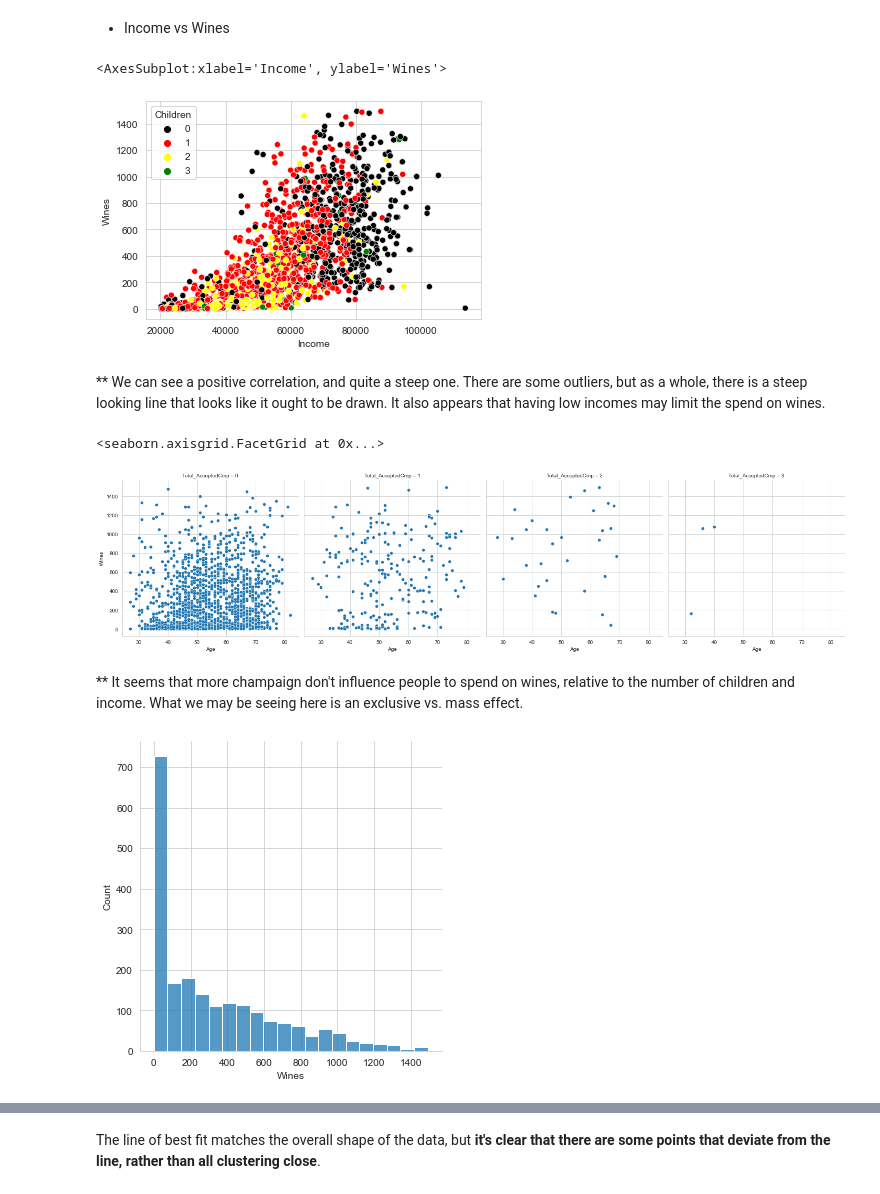
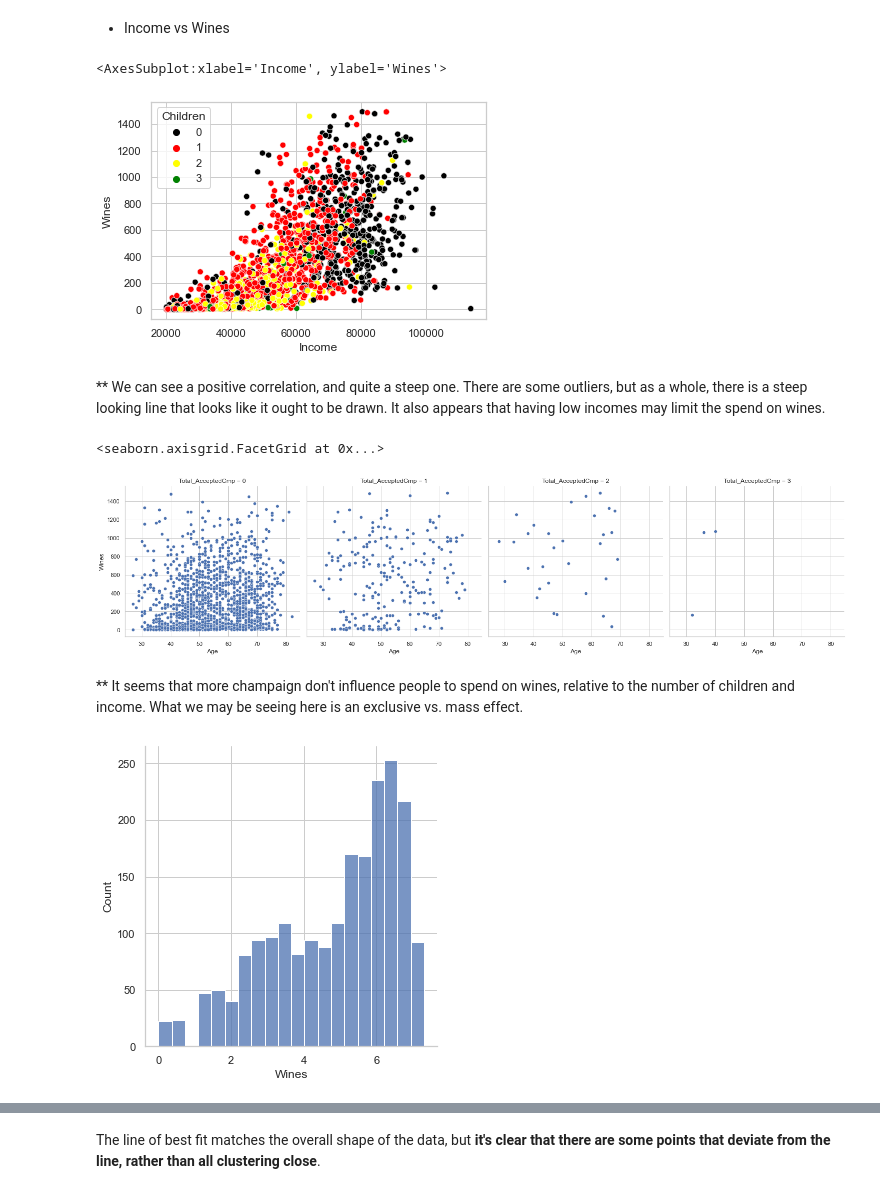
Before and after one commit to livia360/Capstone_project, a Jupyter notebook: 02_Exploratory_Data_Analysis.ipynb, the cells around one changed output, grey strips where cells are left out. Saved outputs shown, nothing was run; the diff lists cells and outputs as text; code cells hidden in the pictures.

```diff
--- a/02_Exploratory_Data_Analysis.ipynb
+++ b/02_Exploratory_Data_Analysis.ipynb
@@ -57,0 +62,7 @@ Index(['Income', 'Wines', 'Fruits', 'Meat', 'Fish', 'Sweets', 'Gold',
+# %%
+sns.set()
+plt.subplots(figsize=(14, 9))
+sns.boxplot(x='Age_group', y='Expense', hue='Shopping_list', data=spend)
+plt.xticks(rotation='vertical')
+plt.ylabel('Expense ($)')
+plt.xlabel('Age group');
@@ -119,7 +209,7 @@ hue_color = {0: 'black', 1:'red', 2:'yellow', 3:'green'}
 sns.scatterplot(x='Income', y='Wines', data=df, hue='Children', palette=hue_color)
 # %% [output]
 <AxesSubplot:xlabel='Income', ylabel='Wines'>
-[figure, old version]
+[figure, new version]
 # %% [markdown]
 ** We can see a positive correlation, and quite a steep one. There are some outliers, but as a whole, there is a steep looking line that looks like it ought to be drawn.
 It also appears that having low incomes may limit the spend on wines.
@@ -127,14 +217,14 @@ It also appears that having low incomes may limit the spend on wines.
 sns.relplot(x='Age', y='Wines', data=df, kind='scatter', col='Total_AcceptedCmp')
 # %% [output]
 <seaborn.axisgrid.FacetGrid at 0x...>
-[figure, old version]
+[figure, new version]
 # %% [markdown]
 ** It seems that more champaign don't influence people to spend on wines, relative to the number of children and income. What we may be seeing here is an exclusive vs. mass effect.
 # %%
 # histogram
-_= sns.displot(df['Wines'])
+_= sns.displot(np.log(df['Wines']), bins=20)
 # %% [output]
-[figure, old version]
+[figure, new version]
 # %%
 # Call the regplot method on sns object, with parameters: x = '', y = ''
 plt.figure(figsize=(7,5))
```
Also changed, not shown: parts of 23 cells of this notebook, 1 other file.
